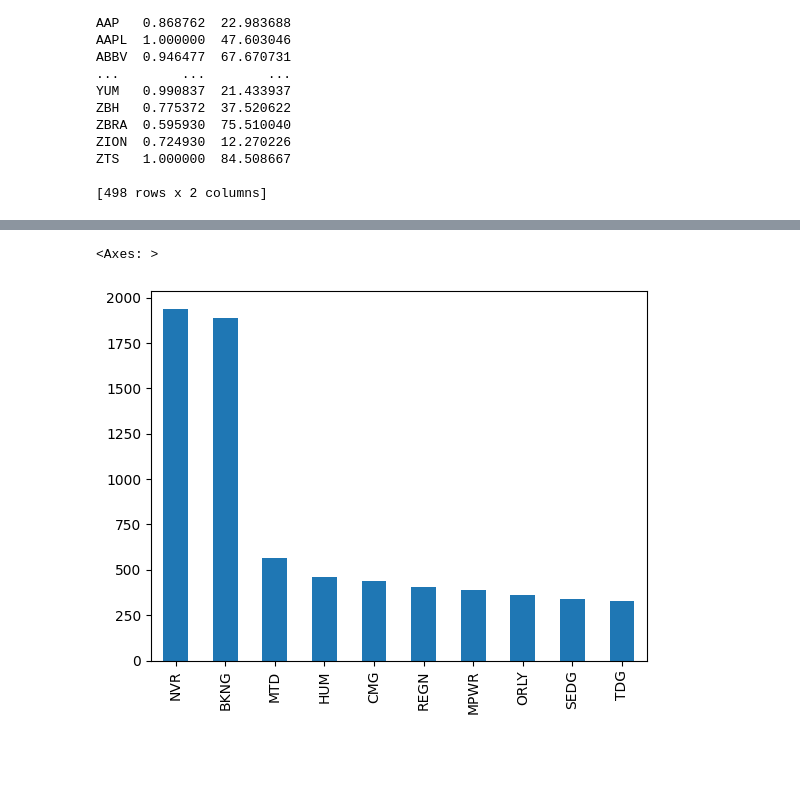
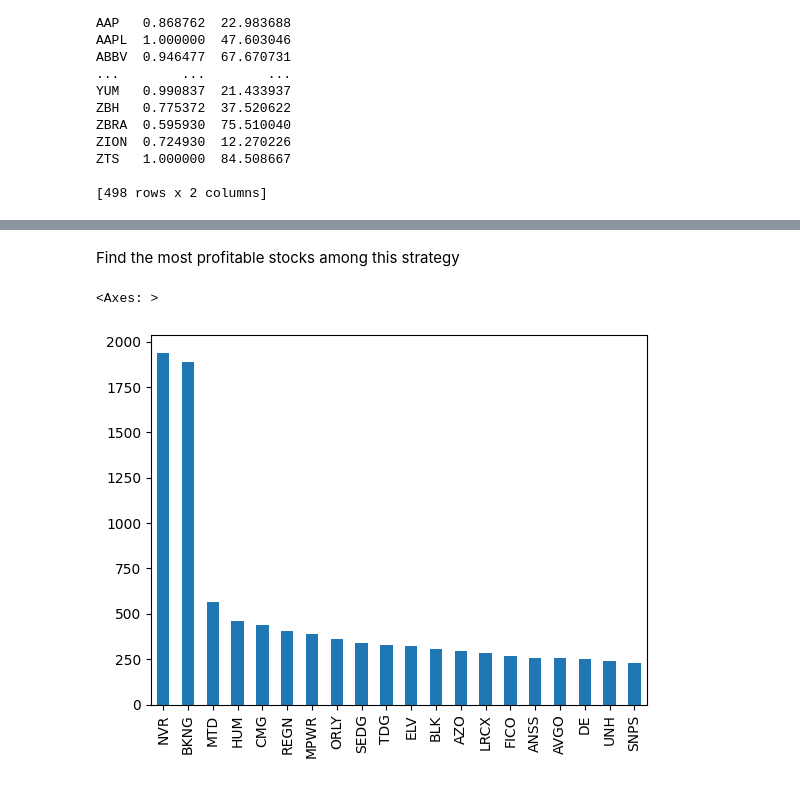
Before and after one commit to 123justinfung/PyStrats, a Jupyter notebook: Equity research/Bbands and RSI.ipynb, the cells around one changed output, grey strips where cells are left out. Saved outputs shown, nothing was run; the diff lists cells and outputs as text; code cells hidden in the pictures; blank space fills up the shorter version.

```diff
--- a/Equity research/Stock trading.ipynb
+++ b/Equity research/Bbands and RSI.ipynb
@@ -262,5 +292,7 @@ ZTS   1.000000  84.508667
+# %% [markdown]
+Find the most profitable stocks among this strategy
 # %%
-backtests['pnl'].sort_values(ascending=False).head(10).plot(kind='bar')
+backtests['pnl'].sort_values(ascending=False).head(20).plot(kind='bar')
 # %% [output]
 <Axes: >
-[figure, old version]
+[figure, new version]
```
Also changed, not shown: parts of 7 cells of this notebook.
